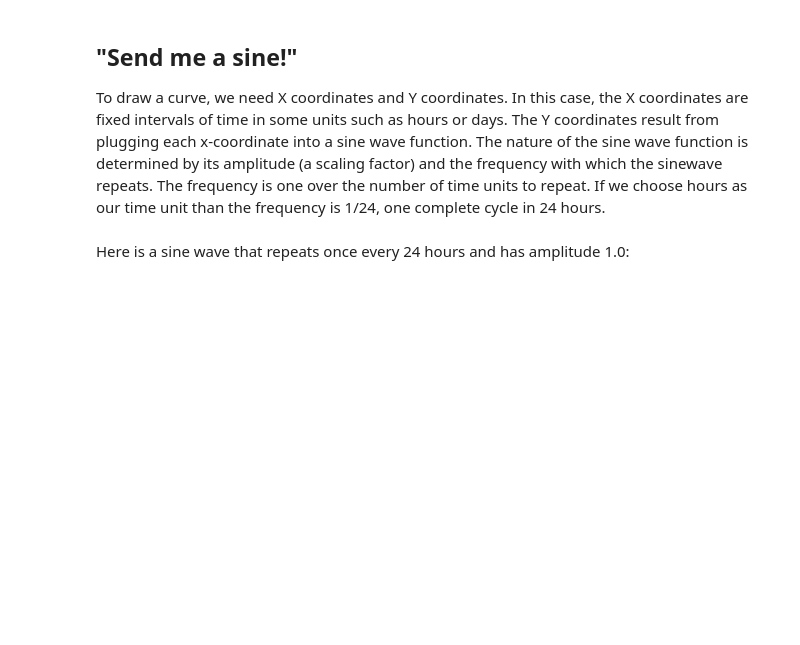
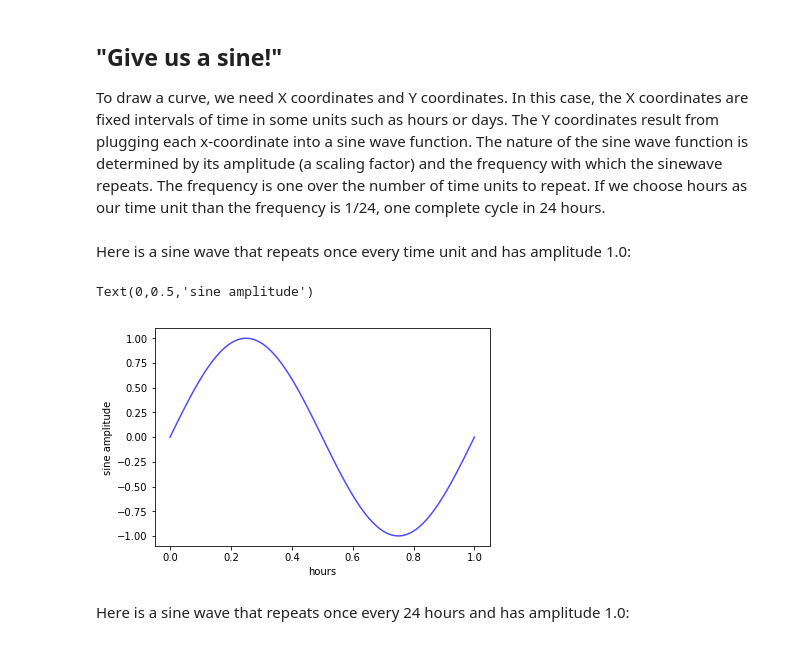
Before and after one commit to beifengno01/mlbook-code, a Jupyter notebook: timeseries/fourier.ipynb, the cells around one changed output. Cells and saved outputs as stored; diff of their text form; code cells hidden in the pictures; blank space fills up the shorter version.

```diff
--- a/timeseries/fourier.ipynb
+++ b/timeseries/fourier.ipynb
@@ -27,7 +27,7 @@ import numpy as np
 import pandas as pd
 from scipy import signal
 # %% [markdown]
-## "Send me a sine!"
+## "Give us a sine!"
 
 To draw a curve, we need X coordinates and Y coordinates. In this case, the X coordinates are fixed intervals of time in some units such as hours or days. The Y coordinates result from plugging each x-coordinate into a sine wave function. The nature of the sine wave function is determined by its amplitude (a scaling factor) and the frequency with which the sinewave repeats. The frequency is one over the number of time units to repeat. If we choose hours as our time unit than the frequency is 1/24, one complete cycle in 24 hours.
 # %%
@@ -38,9 +38,21 @@ def sinewave(x,freq=1.0,amp=1.0):
     choose hours as your unit of time, a freq of 1.0 will generate
     a sinewave that begins at x==0 and repeats at x==1. If you choose
     days as your unit of time, then freq=1.0 means that the sinewave
-    repeats once per day. The sine wave is simply scaled by the amplitude.
+    repeats once per day. A freq of 1/24 (1 cycles per 24 hours)
+    repeats at 24. The sine wave is scaled by the amplitude amp.
     """
     return amp * np.sin(2 * np.pi * freq * x)
+# %% [markdown]
+Here is a sine wave that repeats once every time unit and has amplitude 1.0:
+# %%
+x = np.linspace(0,1.0,100) # time 0 to 1 and give me 100 data points per time unit
+f = 1 # 1 cycle per 0..1
+plt.plot(x,sinewave(x,freq=f), alpha=0.7, color='blue')
+plt.xlabel('hours')
+plt.ylabel('sine amplitude')
+# %% [output]
+Text(0,0.5,'sine amplitude')
+[figure, added]
 # %% [markdown]
 Here is a sine wave that repeats once every 24 hours and has amplitude 1.0:
 # %%
```
Also changed, not shown: parts of 2 cells of this notebook.
